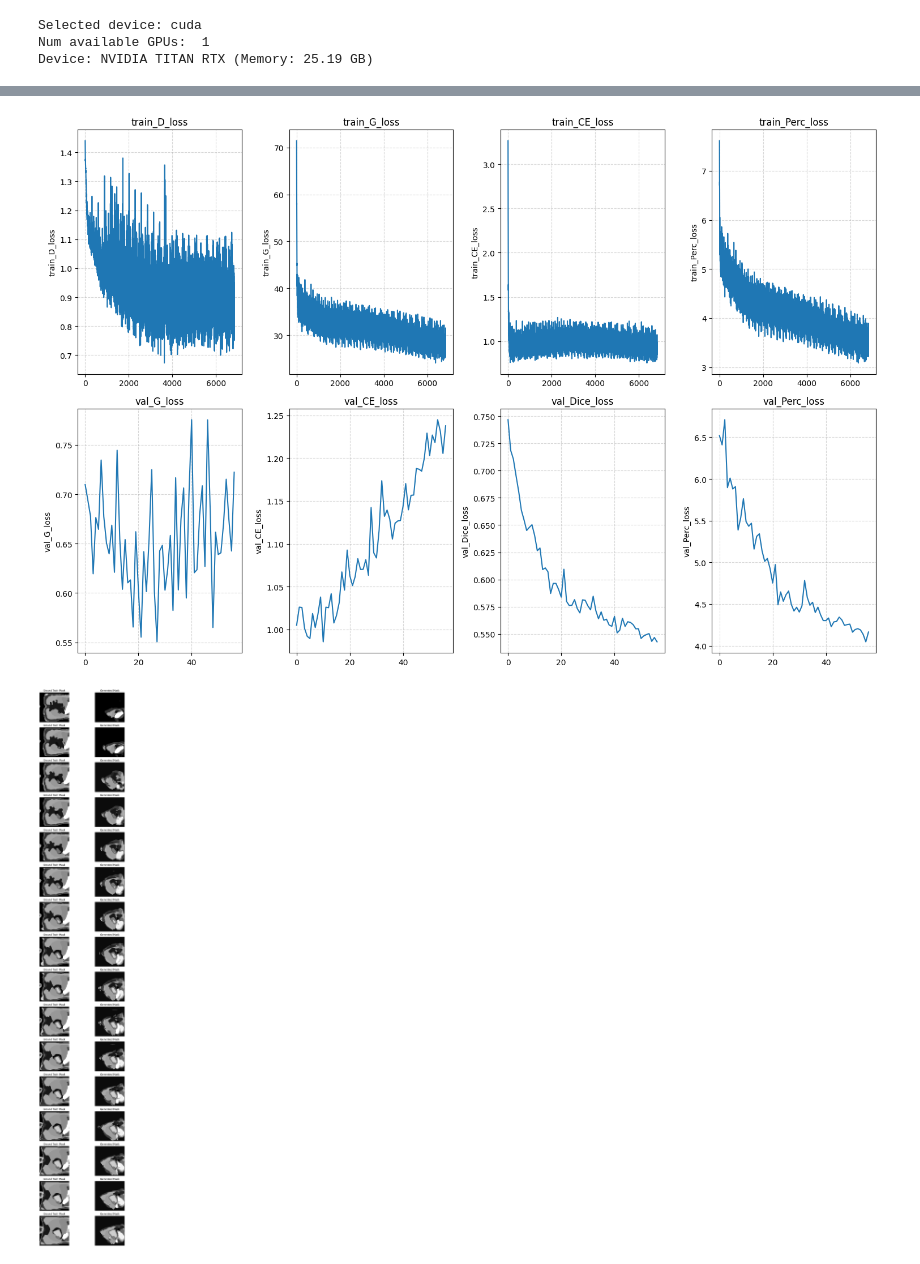
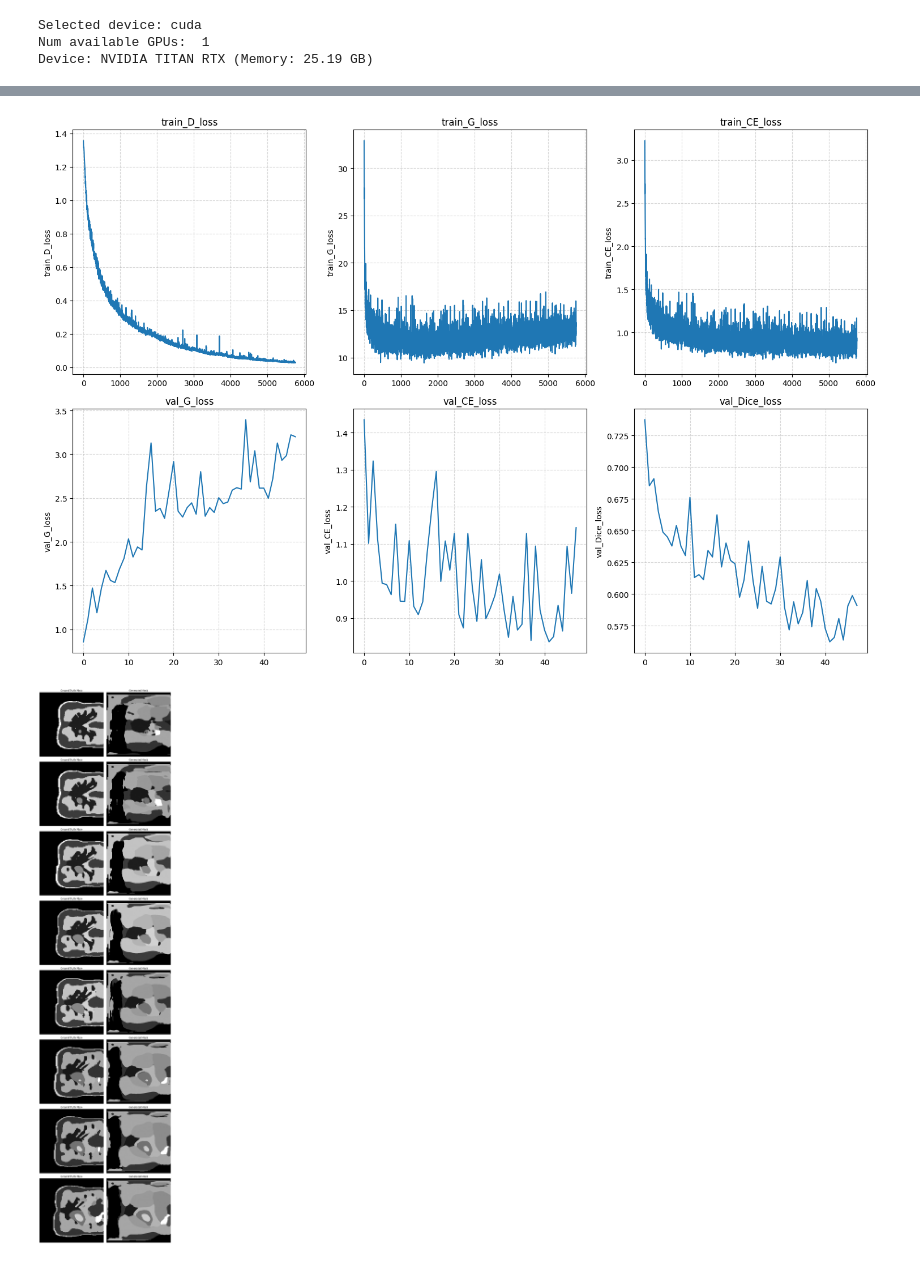
Before and after one commit to paolodc5/CMR_synthesis, a Jupyter notebook: mt_DIDC_eval3.ipynb, the cells around one changed output, grey strips where cells are left out. Saved outputs shown, nothing was run; the diff lists cells and outputs as text; code cells hidden in the pictures.

```diff
--- a/mt_DIDC_eval3.ipynb
+++ b/mt_DIDC_eval3.ipynb
@@ -37,7 +39,7 @@ Device: NVIDIA TITAN RTX (Memory: 25.19 GB)
 # %%
-DATA_DIR = "./DIDC_multiclass_coro_v2"
+DATA_DIR = "./DIDC_multiclass_coro_v2_prep"
 # %%
-dir_name = 'experiments/DIDC/20260219_1641_MT_DIDC_multiscale'
+dir_name = 'experiments/DIDCV2/20260225_1710_MT_DIDC_basic_gan'
 # %%
 if os.path.exists(dir_name):
     if os.path.isfile(dir_name + "/config.json") or os.path.isfile(dir_name + "/metrics_history.json"):
@@ -57,21 +59,29 @@ if os.path.exists(dir_name):
             grouping_rules = grouping_rules_and_labels['grouping_rules']
             new_labels = grouping_rules_and_labels['new_labels']
 
-val_dataset = LazyDatasetDIDC(DATA_DIR, grouping_rules, new_labels, target_size=training_config['target_size'], rm_black_slices=True, file_list=train_val_split['val_indices'], remap_nn=training_config['remapping_nn'])
+    if os.path.isfile(DATA_DIR + "/dataset_config.json"):
+        with open(f"{DATA_DIR}/dataset_config.json", "r") as f:
+            dataset_config = json.load(f)
+
+val_dataset =  FastDatasetDIDC(DATA_DIR, file_list=train_val_split['val_indices'])
 dataloader = DataLoader(val_dataset, batch_size=training_config['batch_size'], shuffle=False)
 batch = next(iter(dataloader))
 
 n_input_classes = 4
-n_output_classes = len(val_dataset.new_labels)
+n_output_classes = len(dataset_config['new_labels_used'])
 gen = UNetGan(in_ch=n_input_classes, num_classes=n_output_classes, dropout_p=training_config['dropout_gen']).to(device)
 
-gen = nn.DataParallel(gen)
+# gen = nn.DataParallel(gen)
 gen.load_state_dict(torch.load(dir_name+"/best_generator.pth", weights_only=True))
 gen.eval()
 
 with torch.no_grad():
     input_label = batch['input_label'].to(device)
     multi_tissue_masks = batch['multiClassMask'].to(device)
+    if input_label.dim() > 4:
+        input_label = input_label.squeeze(1)
+    if multi_tissue_masks.dim() > 3:
+        multi_tissue_masks = multi_tissue_masks.squeeze(1)
     output = gen(input_label)
 
 fig, ax = plt.subplots(2, len(metrics_history)//2, figsize=(15, 10))
@@ -125,2 +138,2 @@ Best val_Perc_loss: 4.0464
-[figure, old version]
+[figure, new version]
-[figure, old version]
+[figure, new version]
```
Also changed, not shown: parts of 6 cells of this notebook, 3 other files.
